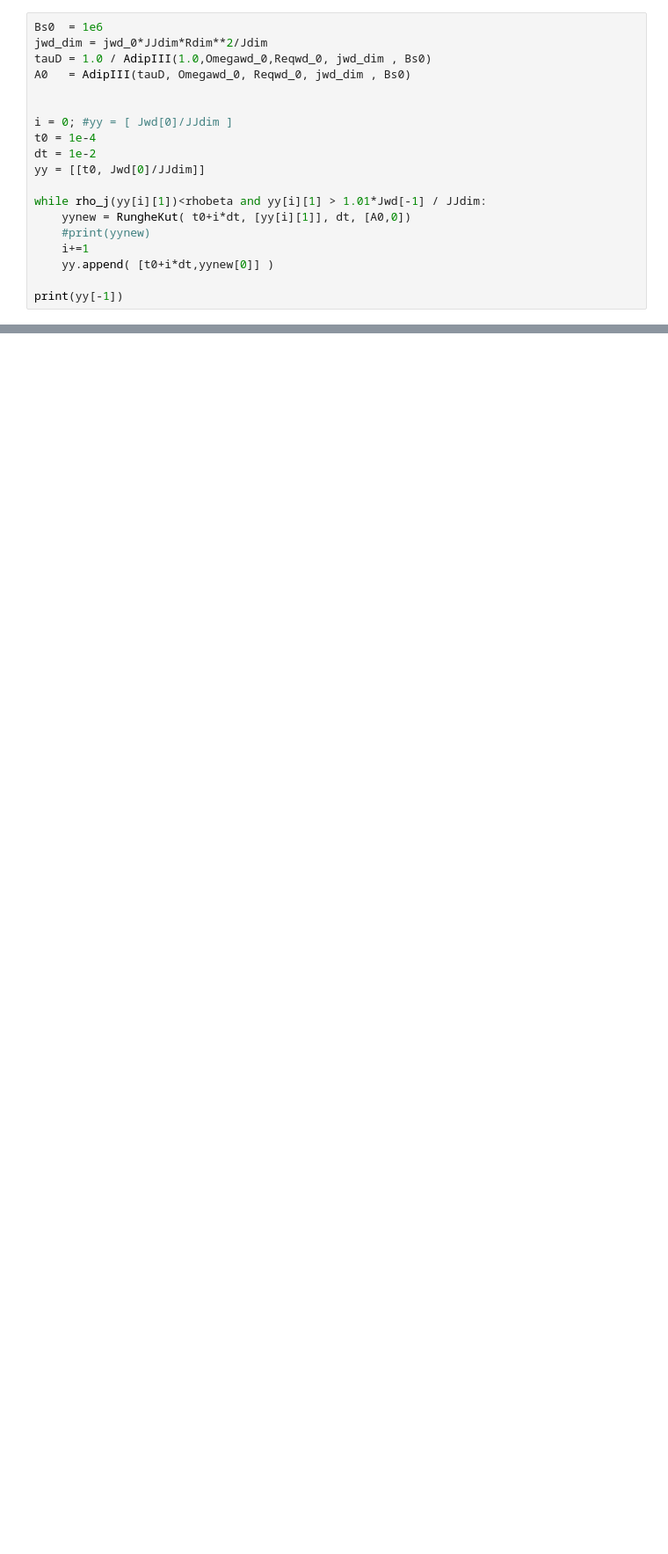
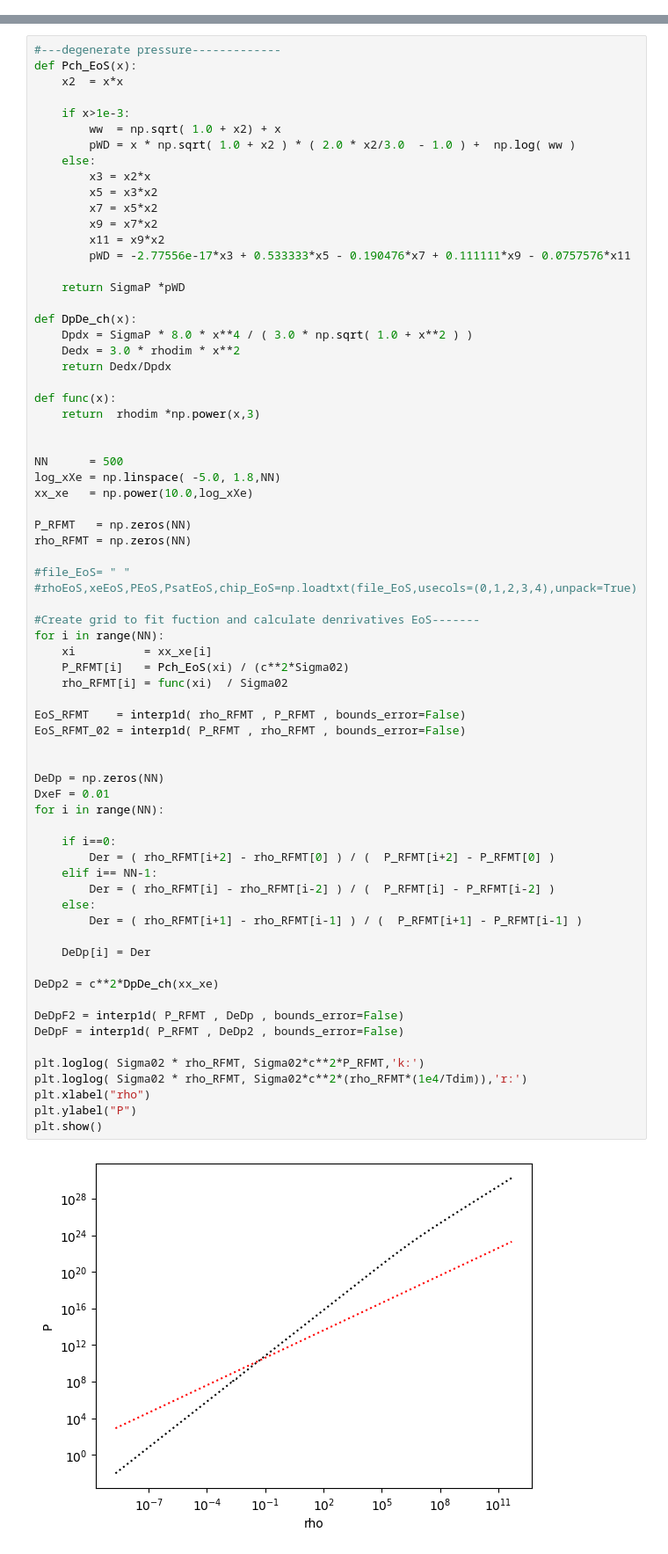
Before and after one commit to lauramb8909/WhiteDwarf, a Jupyter notebook: Untitled.ipynb, the cells around one changed output, grey strips where cells are left out. Shown: that part at 88% size. Saved outputs shown, nothing was run; the diff lists cells and outputs as text; blank space fills up the shorter version.

```diff
--- a/Untitled.ipynb
+++ b/Untitled.ipynb
@@ -240,19 +75,0 @@ def RungheKut(t,y,h,fx):
-# %%
-Bs0  = 1e6
-jwd_dim = jwd_0*JJdim*Rdim**2/Jdim
-tauD = 1.0 / AdipIII(1.0,Omegawd_0,Reqwd_0, jwd_dim , Bs0)
-A0   = AdipIII(tauD, Omegawd_0, Reqwd_0, jwd_dim , Bs0)
-
-
-i = 0; #yy = [ Jwd[0]/JJdim ]
-t0 = 1e-4
-dt = 1e-2
-yy = [[t0, Jwd[0]/JJdim]]
-
-while rho_j(yy[i][1])<rhobeta and yy[i][1] > 1.01*Jwd[-1] / JJdim:
-    yynew = RungheKut( t0+i*dt, [yy[i][1]], dt, [A0,0])
-    #print(yynew)
-    i+=1
-    yy.append( [t0+i*dt,yynew[0]] )
-
-print(yy[-1])
@@ -598,0 +76,72 @@ Text(0, 0.5, 'time')
+# %%
+#---degenerate pressure-------------
+def Pch_EoS(x):
+    x2  = x*x
+
+    if x>1e-3:
+        ww  = np.sqrt( 1.0 + x2) + x
+        pWD = x * np.sqrt( 1.0 + x2 ) * ( 2.0 * x2/3.0  - 1.0 ) +  np.log( ww )
+    else:
+        x3 = x2*x
+        x5 = x3*x2
+        x7 = x5*x2
+        x9 = x7*x2
+        x11 = x9*x2
+        pWD = -2.77556e-17*x3 + 0.533333*x5 - 0.190476*x7 + 0.111111*x9 - 0.0757576*x11
+
+    return SigmaP *pWD
+
+def DpDe_ch(x):
+    Dpdx = SigmaP * 8.0 * x**4 / ( 3.0 * np.sqrt( 1.0 + x**2 ) )
+    Dedx = 3.0 * rhodim * x**2
+    return Dedx/Dpdx
+
+def func(x):
+    return  rhodim *np.power(x,3)
+
+
+NN      = 500
+log_xXe = np.linspace( -5.0, 1.8,NN)
+xx_xe   = np.power(10.0,log_xXe)
+
+P_RFMT   = np.zeros(NN)
+rho_RFMT = np.zeros(NN)
+
+#file_EoS= " "
+#rhoEoS,xeEoS,PEoS,PsatEoS,chip_EoS=np.loadtxt(file_EoS,usecols=(0,1,2,3,4),unpack=True)
+
+#Create grid to fit fuction and calculate denrivatives EoS-------
+for i in range(NN):
+    xi          = xx_xe[i]
+    P_RFMT[i]   = Pch_EoS(xi) / (c**2*Sigma02)
+    rho_RFMT[i] = func(xi)  / Sigma02
+
+EoS_RFMT    = interp1d( rho_RFMT , P_RFMT , bounds_error=False)
+EoS_RFMT_02 = interp1d( P_RFMT , rho_RFMT , bounds_error=False)
+
+
+DeDp = np.zeros(NN)
+DxeF = 0.01
+for i in range(NN):
+
+    if i==0:
+        Der = ( rho_RFMT[i+2] - rho_RFMT[0] ) / (  P_RFMT[i+2] - P_RFMT[0] )
+    elif i== NN-1:
+        Der = ( rho_RFMT[i] - rho_RFMT[i-2] ) / (  P_RFMT[i] - P_RFMT[i-2] )
+    else:
+        Der = ( rho_RFMT[i+1] - rho_RFMT[i-1] ) / (  P_RFMT[i+1] - P_RFMT[i-1] )
+
+    DeDp[i] = Der
+
+DeDp2 = c**2*DpDe_ch(xx_xe)
+
+DeDpF2 = interp1d( P_RFMT , DeDp , bounds_error=False)
+DeDpF = interp1d( P_RFMT , DeDp2 , bounds_error=False)
+
+plt.loglog( Sigma02 * rho_RFMT, Sigma02*c**2*P_RFMT,'k:')
+plt.loglog( Sigma02 * rho_RFMT, Sigma02*c**2*(rho_RFMT*(1e4/Tdim)),'r:')
+plt.xlabel("rho")
+plt.ylabel("P")
+plt.show()
+# %% [output]
+[figure, added]
```
Also changed, not shown: parts of 30 cells of this notebook, 1 other file.
